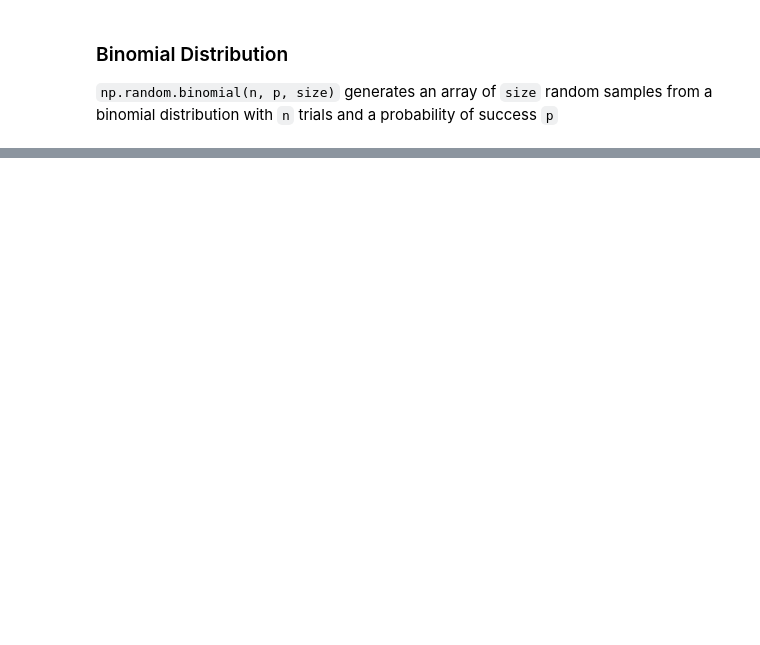
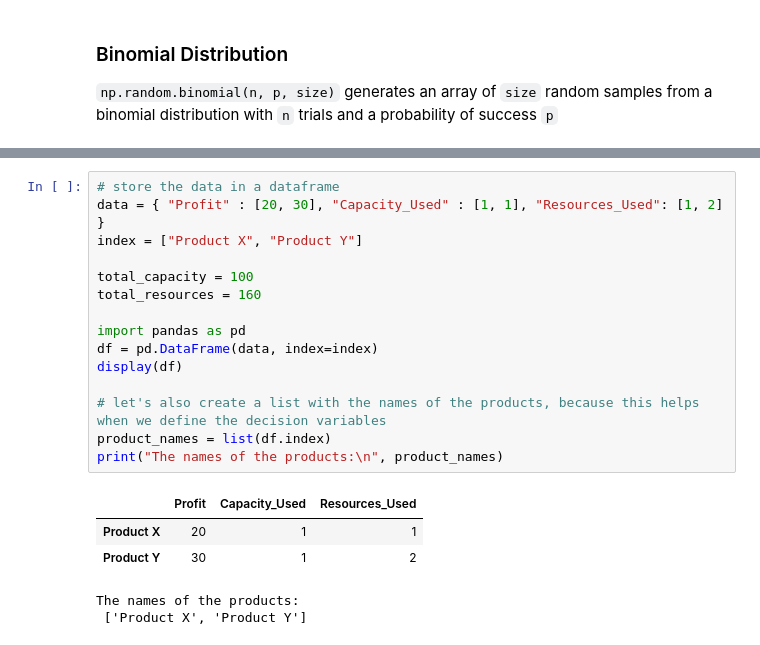
Before and after one commit to dan-a-iancu/OIT248, a Jupyter notebook: Handouts/Cheat_Sheet_for_OIT248.ipynb, the cells around one changed output, grey strips where cells are left out. Drawn from its saved outputs; the diff is of its cells as text; blank space fills up the shorter version.

```diff
--- a/Handouts/Cheat_Sheet_for_OIT248.ipynb
+++ b/Handouts/Cheat_Sheet_for_OIT248.ipynb
@@ -1366,0 +1379,21 @@ Random binomial sample: [7 3 4]
+# %%
+# store the data in a dataframe
+data = { "Profit" : [20, 30], "Capacity_Used" : [1, 1], "Resources_Used": [1, 2] }
+index = ["Product X", "Product Y"]
+
+total_capacity = 100
+total_resources = 160
+
+import pandas as pd
+df = pd.DataFrame(data, index=index)
+display(df)
+
+# let's also create a list with the names of the products, because this helps when we define the decision variables
+product_names = list(df.index)
+print("The names of the products:\n", product_names)
+# %% [output]
+|  | Profit | Capacity_Used | Resources_Used |
+| Product X | 20 | 1 | 1 |
+| Product Y | 30 | 1 | 2 |
+The names of the products:
+ ['Product X', 'Product Y']
```
Also changed, not shown: parts of 56 cells of this notebook.
